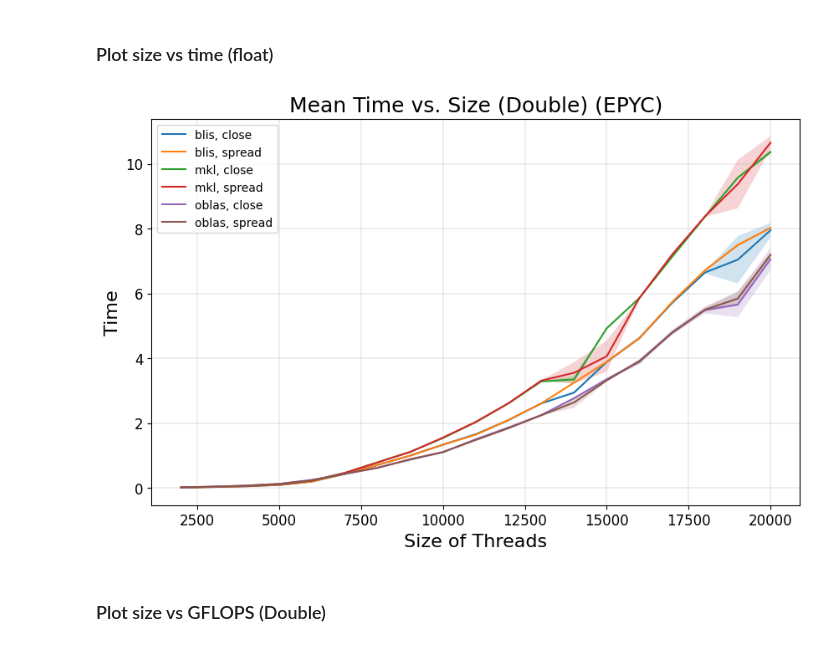
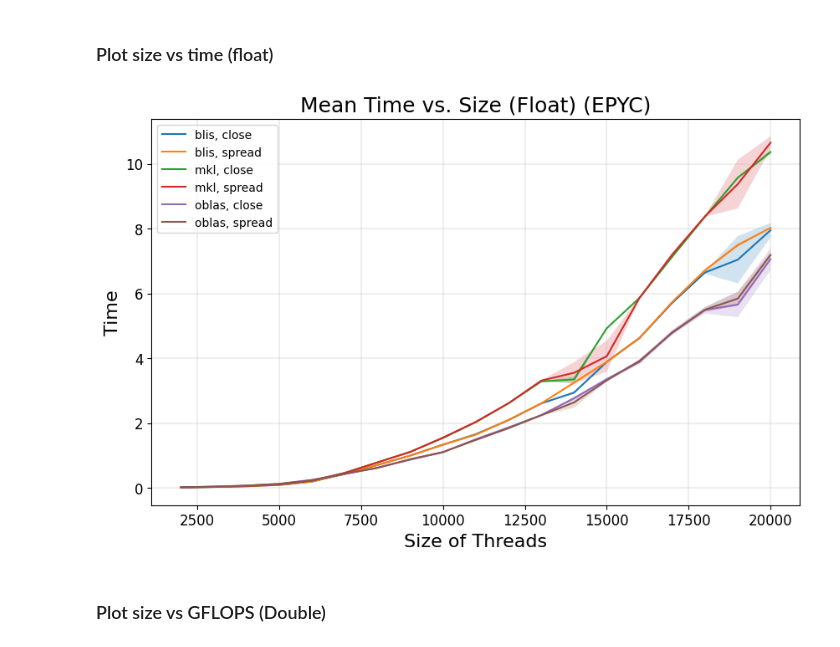
Before and after one commit to paolodr98/Final-assigments-FHPC-course-2022-2023, a Jupyter notebook: exercise2/non_parallel_init/batch_file/EPYC/size/analize_EPYC_size.ipynb, the cells around one changed output. Saved outputs shown, nothing was run; the diff lists cells and outputs as text; code cells hidden in the pictures.

```diff
--- a/exercise2/non_parallel_init/batch_file/EPYC/size/analize_EPYC_size.ipynb
+++ b/exercise2/non_parallel_init/batch_file/EPYC/size/analize_EPYC_size.ipynb
@@ -195,34 +195,34 @@ plt.show()
 # %%
 plt.figure(figsize=(10, 6))
 
 plt.plot(n_threads, means_cbf[:,0], label = 'blis, close')
 plt.plot(n_threads, means_sbf[:,0], label = 'blis, spread')
 plt.plot(n_threads, means_cmf[:,0], label = 'mkl, close')
 plt.plot(n_threads, means_smf[:,0], label = 'mkl, spread')
 plt.plot(n_threads, means_cof[:,0], label = 'oblas, close')
 plt.plot(n_threads, means_sof[:,0], label = 'oblas, spread')
 
 plt.fill_between(n_threads, means_cbf[:,0] - stds_cbf[:,0], means_cbf[:,0] + stds_cbf[:,0], alpha=0.2)
 plt.fill_between(n_threads, means_sbf[:,0] - stds_sbf[:,0], means_sbf[:,0] + stds_sbf[:,0], alpha=0.2)
 plt.fill_between(n_threads, means_cmf[:,0] - stds_cmf[:,0], means_cmf[:,0] + stds_cmf[:,0], alpha=0.2)
 plt.fill_between(n_threads, means_smf[:,0] - stds_smf[:,0], means_smf[:,0] + stds_smf[:,0], alpha=0.2)
 plt.fill_between(n_threads, means_cof[:,0] - stds_cof[:,0], means_cof[:,0] + stds_cof[:,0], alpha=0.2)
 plt.fill_between(n_threads, means_sof[:,0] - stds_sof[:,0], means_sof[:,0] + stds_sof[:,0], alpha=0.2)
 
 
 plt.xlabel('Size of Threads', fontsize = 16)
 plt.ylabel('Time', fontsize = 16)
-plt.title('Mean Time vs. Size (Double) (EPYC)', fontsize = 18)
+plt.title('Mean Time vs. Size (Float) (EPYC)', fontsize = 18)
 
 plt.xticks(fontsize=12)
 plt.yticks(fontsize=12)
 
 plt.legend(fontsize=10)
 
 plt.grid(linewidth = 0.3)
 plt.show()
 # %% [output]
-[figure, old version]
+[figure, new version]
 # %% [markdown]
 ### Plot size vs GFLOPS (Double)
 # %%
```
Also changed, not shown: parts of 1 cell of this notebook, 22 other files.
